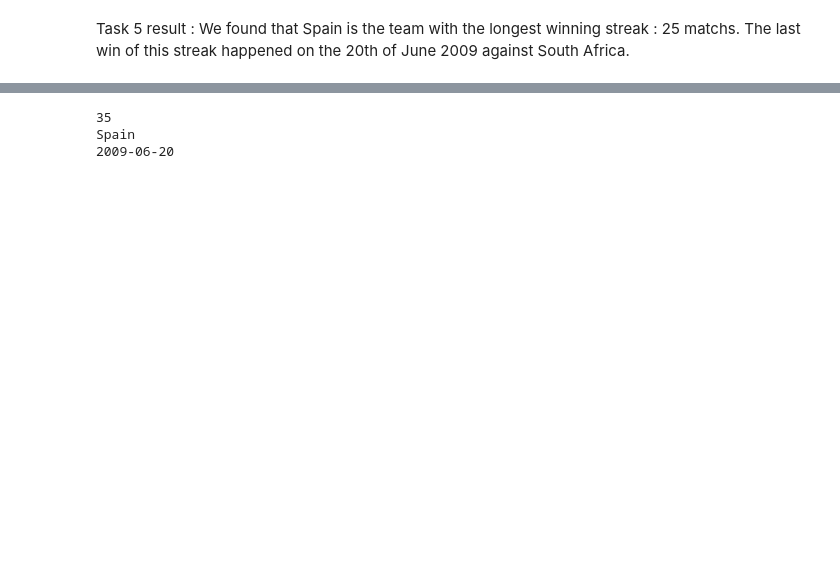
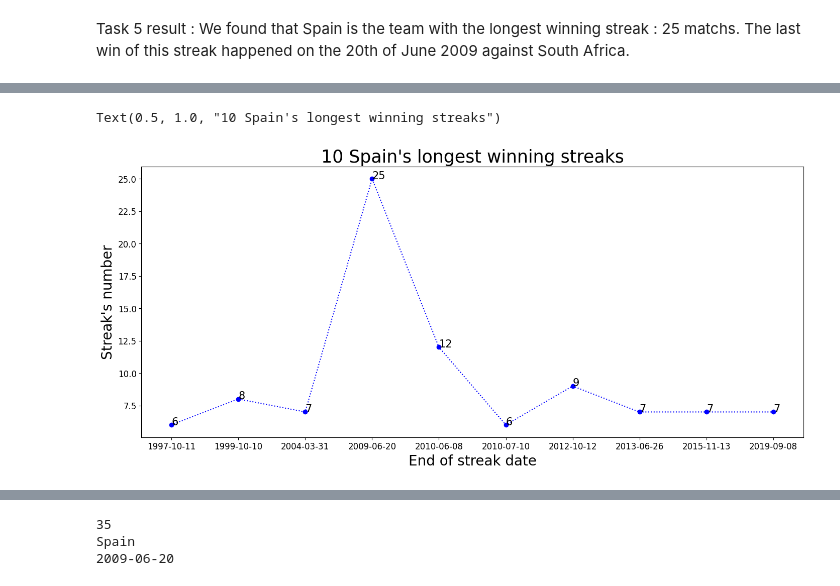
Before and after one commit to zainmirza24/FIFA-World-Cup-Team-Analytics, a Jupyter notebook: Antoine_folder/task5.ipynb, the cells around one changed output, grey strips where cells are left out. Cells and saved outputs as stored; diff of their text form; code cells hidden in the pictures; blank space fills up the shorter version.

```diff
--- a/Antoine_folder/task5.ipynb
+++ b/Antoine_folder/task5.ipynb
@@ -139,0 +199,9 @@ We found that Spain is the team with the longest winning streak : 25 matchs. The
+# %%
+spain_hotstreak = pd.DataFrame(list(zip(date,lcmp)),columns=['date','lcmp'])
+spain_hotstreak
+
+#spain_hotstreak.sort_values(by = ['lcmp'], ascending = False)
+
+SpainTop10 = spain_hotstreak.sort_values(by = ['lcmp'], ascending = False).head(10)
+SpainTop10_time = SpainTop10.sort_values(by=['date'])
+SpainTop10_time
@@ -140,3 +220,26 @@ We found that Spain is the team with the longest winning streak : 25 matchs. The
+# %%
+# Plotting the barchart of the evolution of hot streak over the time for Spain
+
+fig = plt.figure(figsize = (17, 7))
+plt.plot(SpainTop10_time['date'], SpainTop10_time['lcmp'],'b:o')
+
+for index, value in enumerate(SpainTop10_time['lcmp']):
+    plt.text(index, value,
+             str(value), fontsize = 15)
+# Changing the fontsize of the axes
+
+plt.xticks(fontsize = 12)
+plt.yticks(fontsize = 12)
+
+
+# labels and title
+
+plt.xlabel('End of streak date',fontsize = 20)
+plt.ylabel("Streak's number", fontsize = 20)
+plt.title("10 Spain's longest winning streaks", fontsize = 25)
+# %% [output]
+Text(0.5, 1.0, "10 Spain's longest winning streaks")
+[figure, added]
 # %%
 # We are figuring out the longest streak without Lose
 cmp = 0
```
Also changed, not shown: parts of 20 cells of this notebook, 1 other file.
